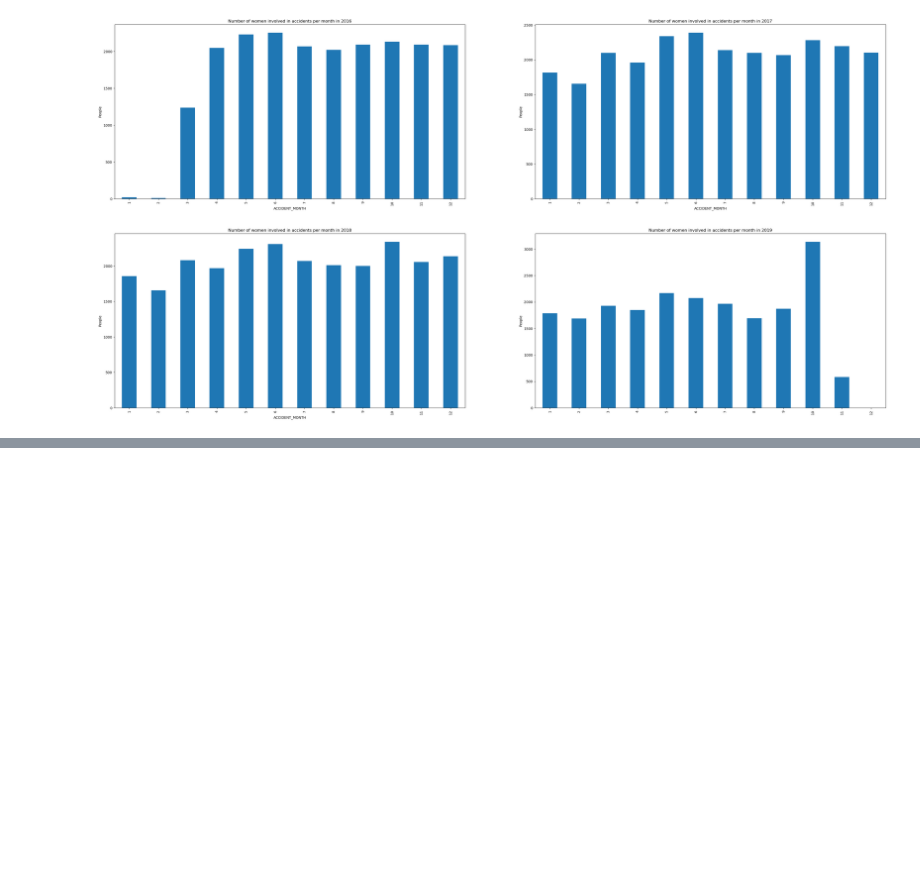
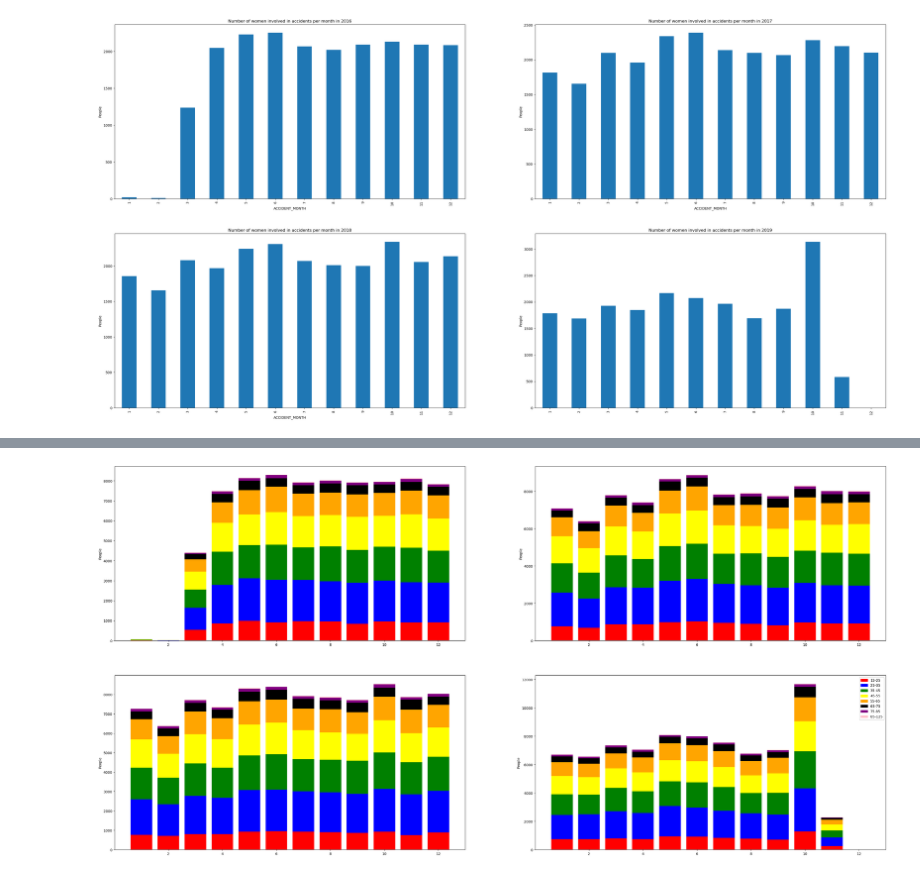
Before and after one commit to SSS-192858/VisualAnalytics, a Jupyter notebook: demographic_info.ipynb, the cells around one changed output, grey strips where cells are left out. Cells and saved outputs as stored; diff of their text form; code cells hidden in the pictures; blank space fills up the shorter version.

```diff
--- a/demographic_info.ipynb
+++ b/demographic_info.ipynb
@@ -76,0 +121,35 @@ getPlots(datasets_temp, 2016, 2, 2, "women")
+# %%
+y1 = []
+colors = ['red', 'blue', 'green', 'yellow', 'orange', 'black', 'purple', 'pink']
+for j in range (len(age_datasets)):
+
+    datasets = age_datasets[j]
+
+    for i in range(0, len(datasets)):
+        result = datasets[i]
+        result["CRASH_DATE"] = pd.to_datetime(result["CRASH_DATE"])
+        result["ACCIDENT_MONTH"] = result["CRASH_DATE"].dt.month
+
+        result_grped = result.groupby('ACCIDENT_MONTH').count()['CRASH_DATE']
+        dummy_series = pd.Series(0, index=range(1,13))
+        result_grped = result_grped.add(dummy_series, fill_value = 0)
+
+        if (j == 0):
+            plt.subplot(2,2,i+1)
+            plt.bar(result_grped.index, result_grped.values, color = colors[j])
+            plt.ylabel("People")
+            y1.append(result_grped.values)
+        else:
+            plt.subplot(2,2,i+1)
+            plt.bar(result_grped.index, result_grped.values, color = colors[j], bottom = y1[i])
+            plt.ylabel("People")
+            y1[i] = y1[i]+result_grped.values
+
+patches = []
+for j in range(len(age_ranges)):
+    patches.append(mpatches.Patch(color=colors[j], label=f"{age_ranges[j]['Lower']}-{age_ranges[j]['Upper']}"))
+
+plt.legend(handles = patches)
+plt.show()
+# %% [output]
+[figure, added]
```
Also changed, not shown: parts of 3 cells of this notebook.
